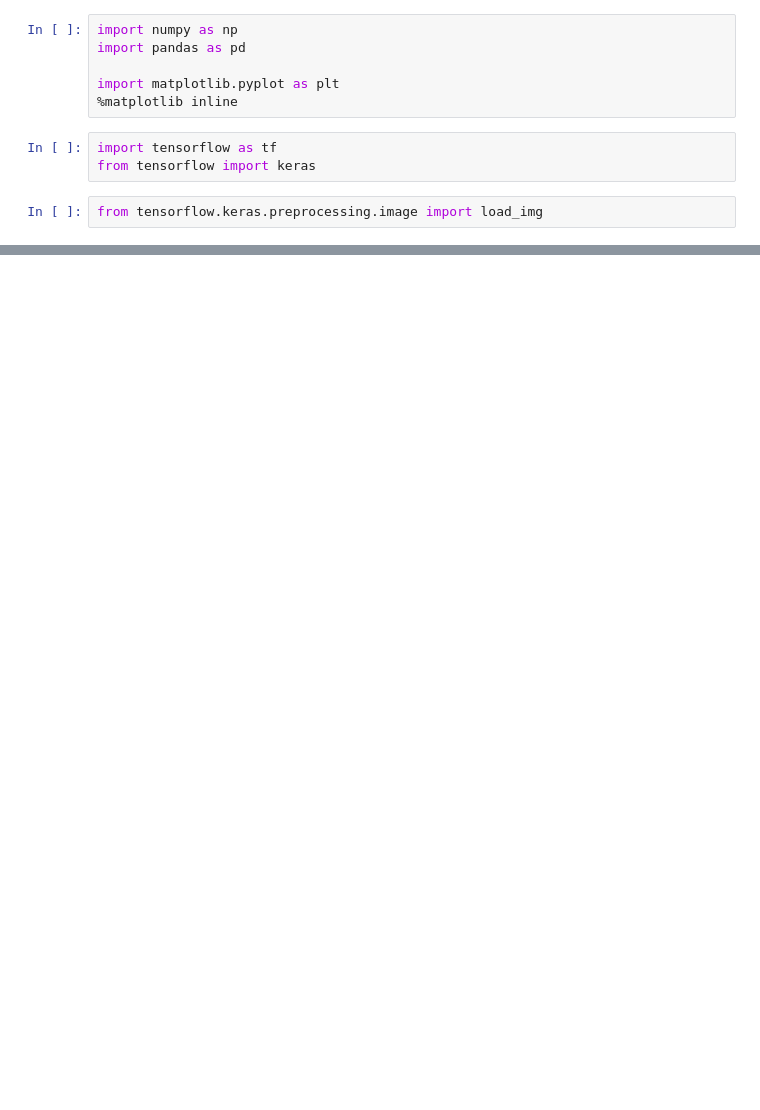
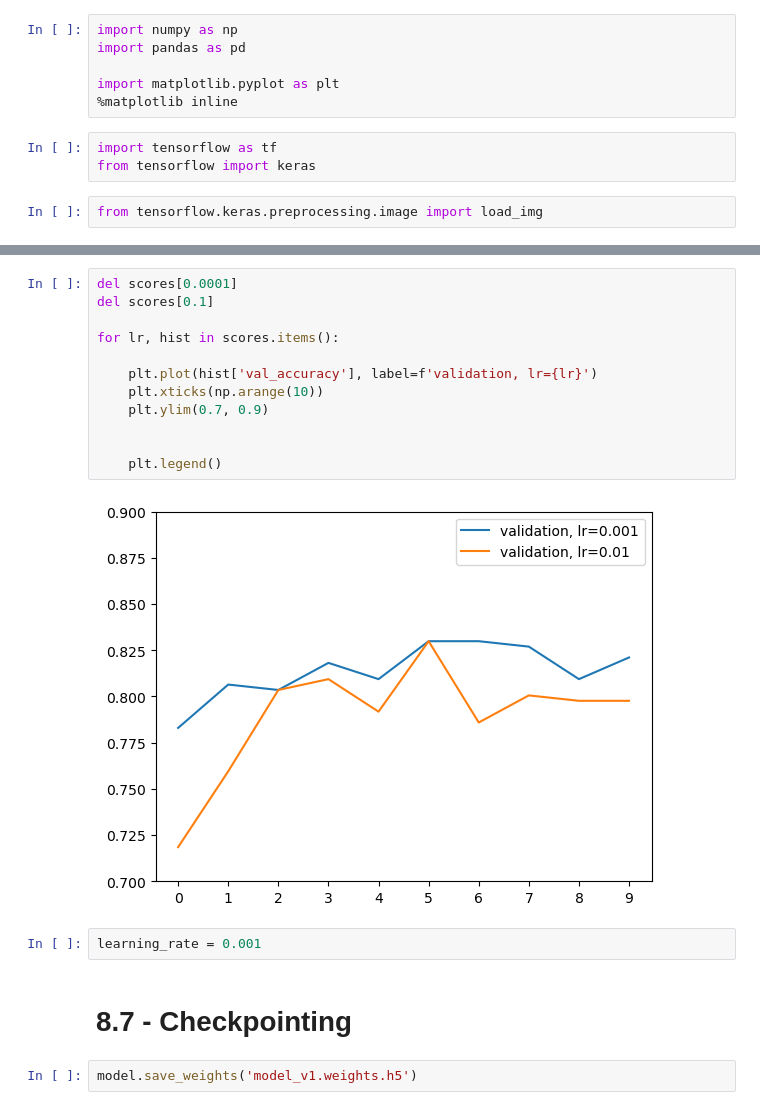
Before and after one commit to polina-fuksman/machine-learning-zoomcamp, a Jupyter notebook: 08-deep-learning/08-deep-learning.ipynb, the cells around one changed output, grey strips where cells are left out. Saved outputs shown, nothing was run; the diff lists cells and outputs as text; blank space fills up the shorter version.

```diff
--- a/08-deep-learning/08-deep-learning.ipynb
+++ b/08-deep-learning/08-deep-learning.ipynb
@@ -26,0 +326,20 @@ x.shape
+# %%
+del scores[0.0001]
+del scores[0.1]
+
+for lr, hist in scores.items():
+
+    plt.plot(hist['val_accuracy'], label=f'validation, lr={lr}')
+    plt.xticks(np.arange(10))
+    plt.ylim(0.7, 0.9)
+
+
+    plt.legend()
+# %% [output]
+[figure, added]
+# %%
+learning_rate = 0.001
+# %% [markdown]
+# 8.7 - Checkpointing
+# %%
+model.save_weights('model_v1.weights.h5')
```
Also changed, not shown: parts of 74 cells of this notebook, 1 other file.
